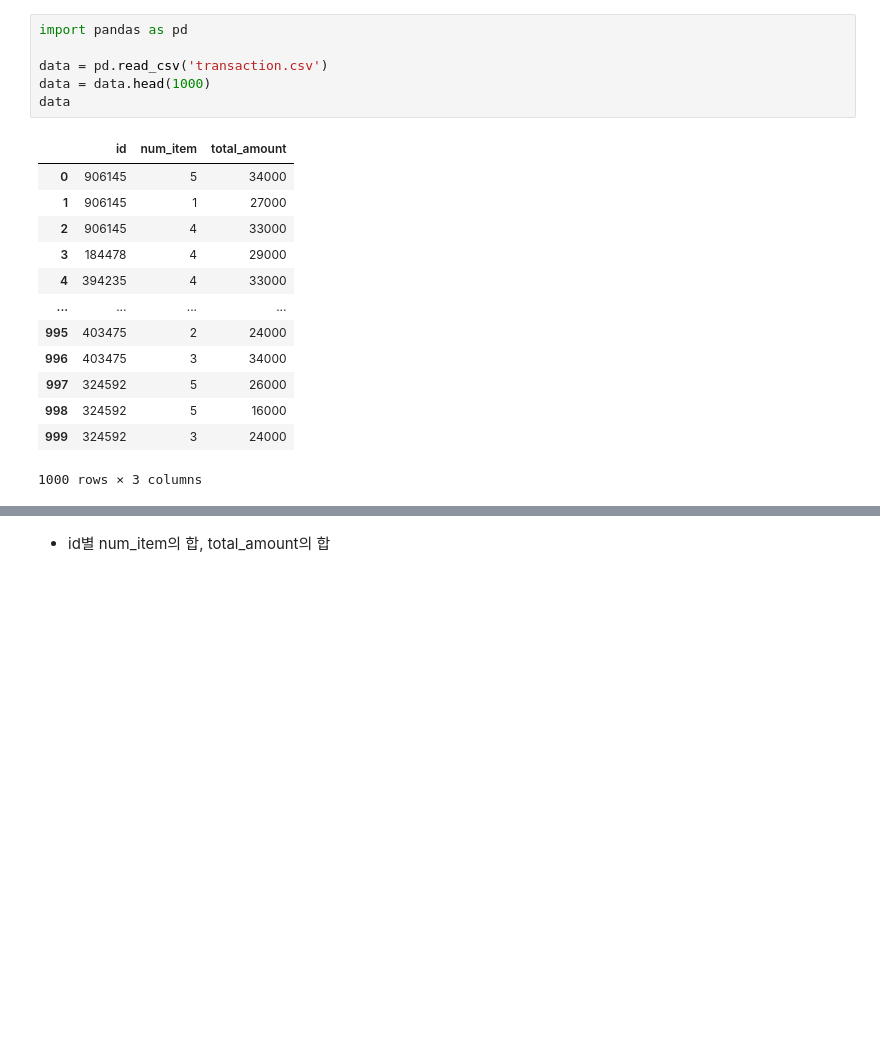
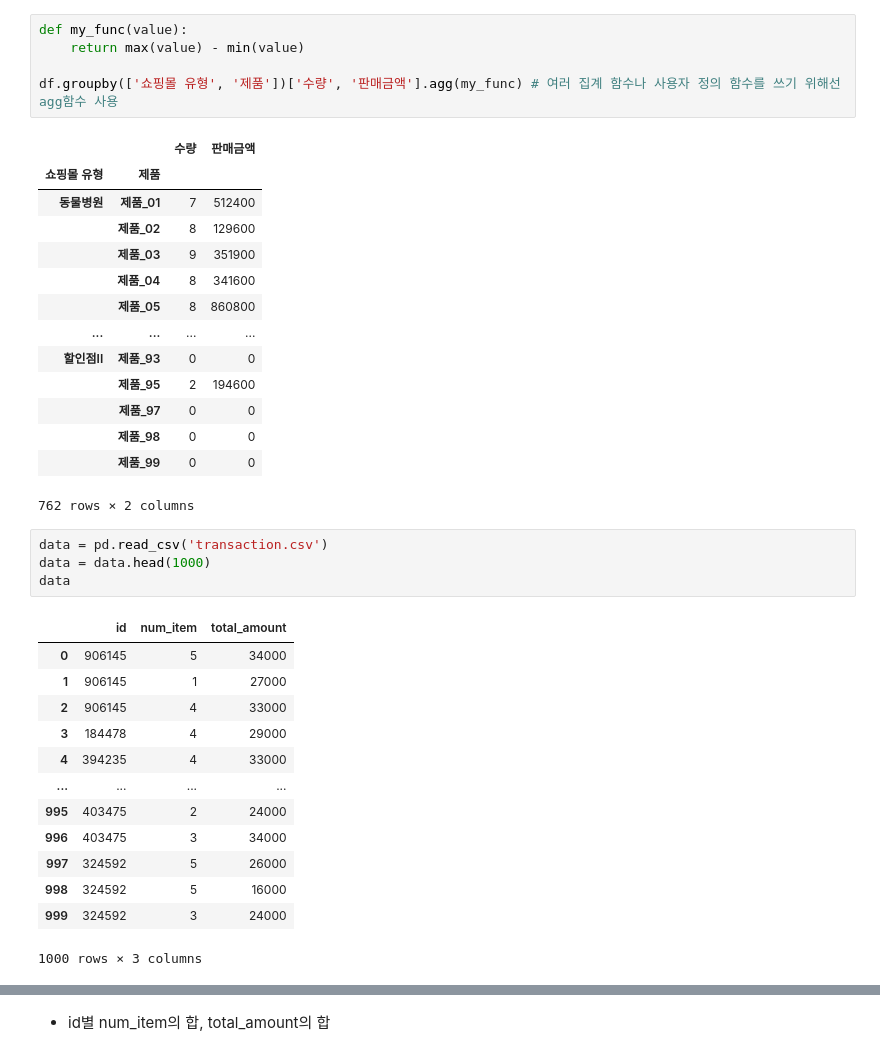
Before and after one commit to psuny1116/python-, a Jupyter notebook: describe, pivot_table, groupby, set_index, reset_index.ipynb, the cells around one changed output, grey strips where cells are left out. Saved outputs shown, nothing was run; the diff lists cells and outputs as text; blank space fills up the shorter version.

```diff
--- a/groupby, set_index.ipynb
+++ b/describe, pivot_table, groupby, set_index, reset_index.ipynb
@@ -1,6 +171,24 @@
+# %%
+def my_func(value):
+    return max(value) - min(value)
+
+df.groupby(['쇼핑몰 유형', '제품'])['수량', '판매금액'].agg(my_func) # 여러 집계 함수나 사용자 정의 함수를 쓰기 위해선 agg함수 사용
+# %% [output]
+|  |  | 수량 | 판매금액 |
+| 쇼핑몰 유형 | 제품 |  |  |
+| 동물병원 | 제품_01 | 7 | 512400 |
+|  | 제품_02 | 8 | 129600 |
+|  | 제품_03 | 9 | 351900 |
+|  | 제품_04 | 8 | 341600 |
+|  | 제품_05 | 8 | 860800 |
+| ... | ... | ... | ... |
+| 할인점II | 제품_93 | 0 | 0 |
+|  | 제품_95 | 2 | 194600 |
+|  | 제품_97 | 0 | 0 |
+|  | 제품_98 | 0 | 0 |
+|  | 제품_99 | 0 | 0 |
+762 rows × 2 columns
 # %%
-import pandas as pd
-
 data = pd.read_csv('transaction.csv')
 data = data.head(1000)
 data
```
Also changed, not shown: parts of 17 cells of this notebook, 1 other file.
